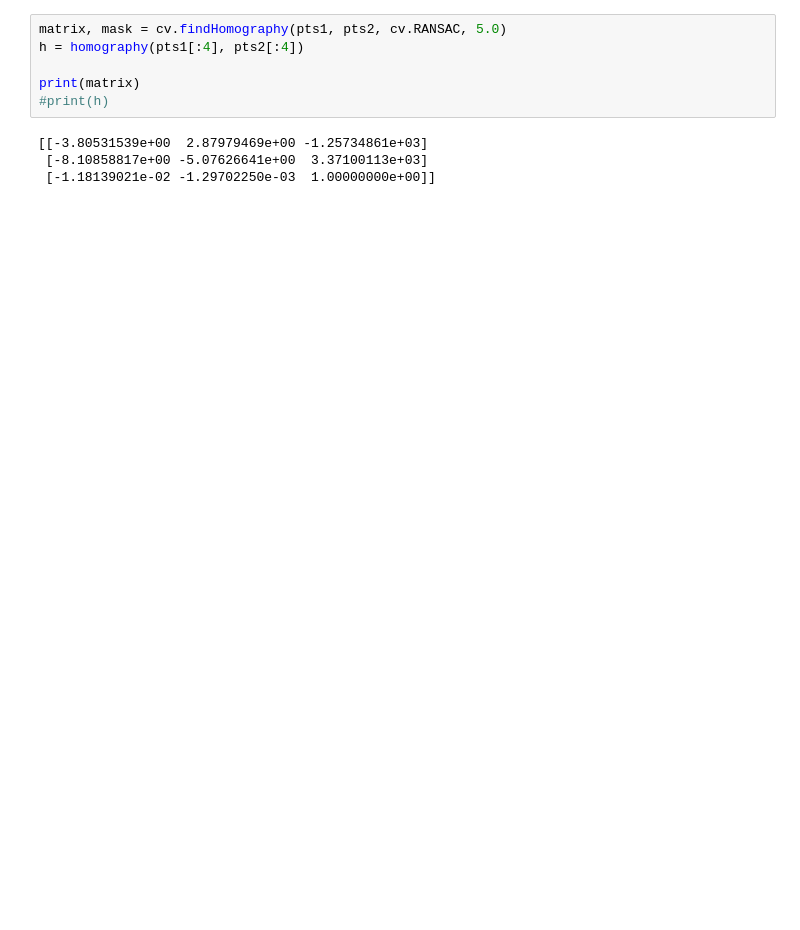
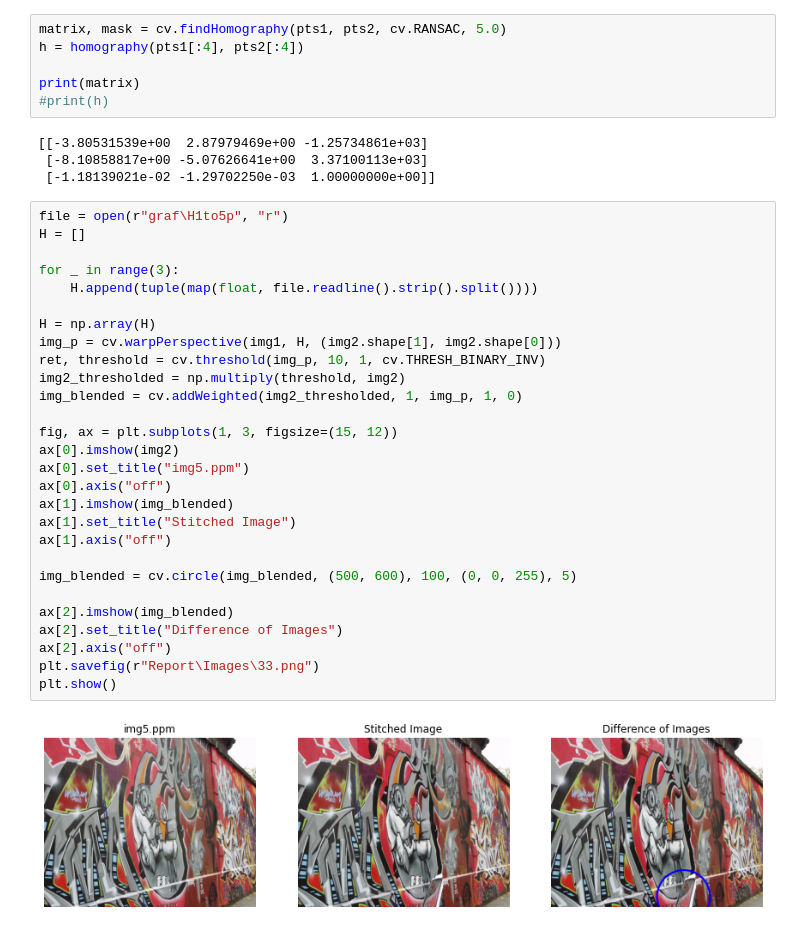
Before and after one commit to GevinduGanganath/EN2550, a Jupyter notebook: Assignment 2/Assignment 2.ipynb, the cells around one changed output. Cells and saved outputs as stored; diff of their text form; blank space fills up the shorter version.

```diff
--- a/Assignment 2/Assignment 2.ipynb
+++ b/Assignment 2/Assignment 2.ipynb
@@ -240,3 +241,33 @@ print(matrix)
 [[-3.80531539e+00  2.87979469e+00 -1.25734861e+03]
  [-8.10858817e+00 -5.07626641e+00  3.37100113e+03]
  [-1.18139021e-02 -1.29702250e-03  1.00000000e+00]]
+# %%
+file = open(r"graf\H1to5p", "r")
+H = []
+
+for _ in range(3):
+    H.append(tuple(map(float, file.readline().strip().split())))
+
+H = np.array(H)
+img_p = cv.warpPerspective(img1, H, (img2.shape[1], img2.shape[0]))
+ret, threshold = cv.threshold(img_p, 10, 1, cv.THRESH_BINARY_INV)
+img2_thresholded = np.multiply(threshold, img2)
+img_blended = cv.addWeighted(img2_thresholded, 1, img_p, 1, 0)
+
+fig, ax = plt.subplots(1, 3, figsize=(15, 12))
+ax[0].imshow(img2)
+ax[0].set_title("img5.ppm")
+ax[0].axis("off")
+ax[1].imshow(img_blended)
+ax[1].set_title("Stitched Image")
+ax[1].axis("off")
+
+img_blended = cv.circle(img_blended, (500, 600), 100, (0, 0, 255), 5)
+
+ax[2].imshow(img_blended)
+ax[2].set_title("Difference of Images")
+ax[2].axis("off")
+plt.savefig(r"Report\Images\33.png")
+plt.show()
+# %% [output]
+[figure, added]
```
Also changed, not shown: parts of 5 cells of this notebook, 15 other files.
